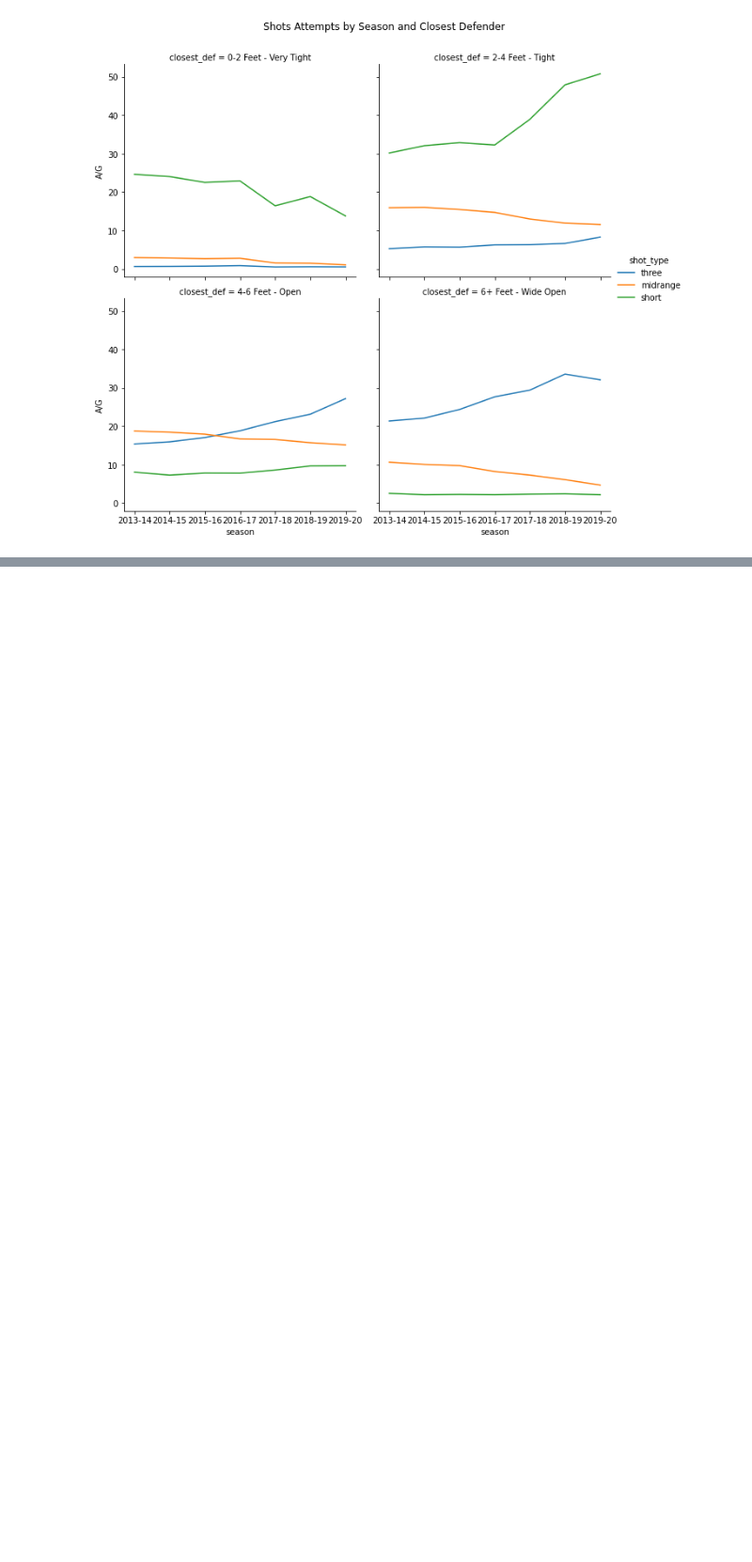
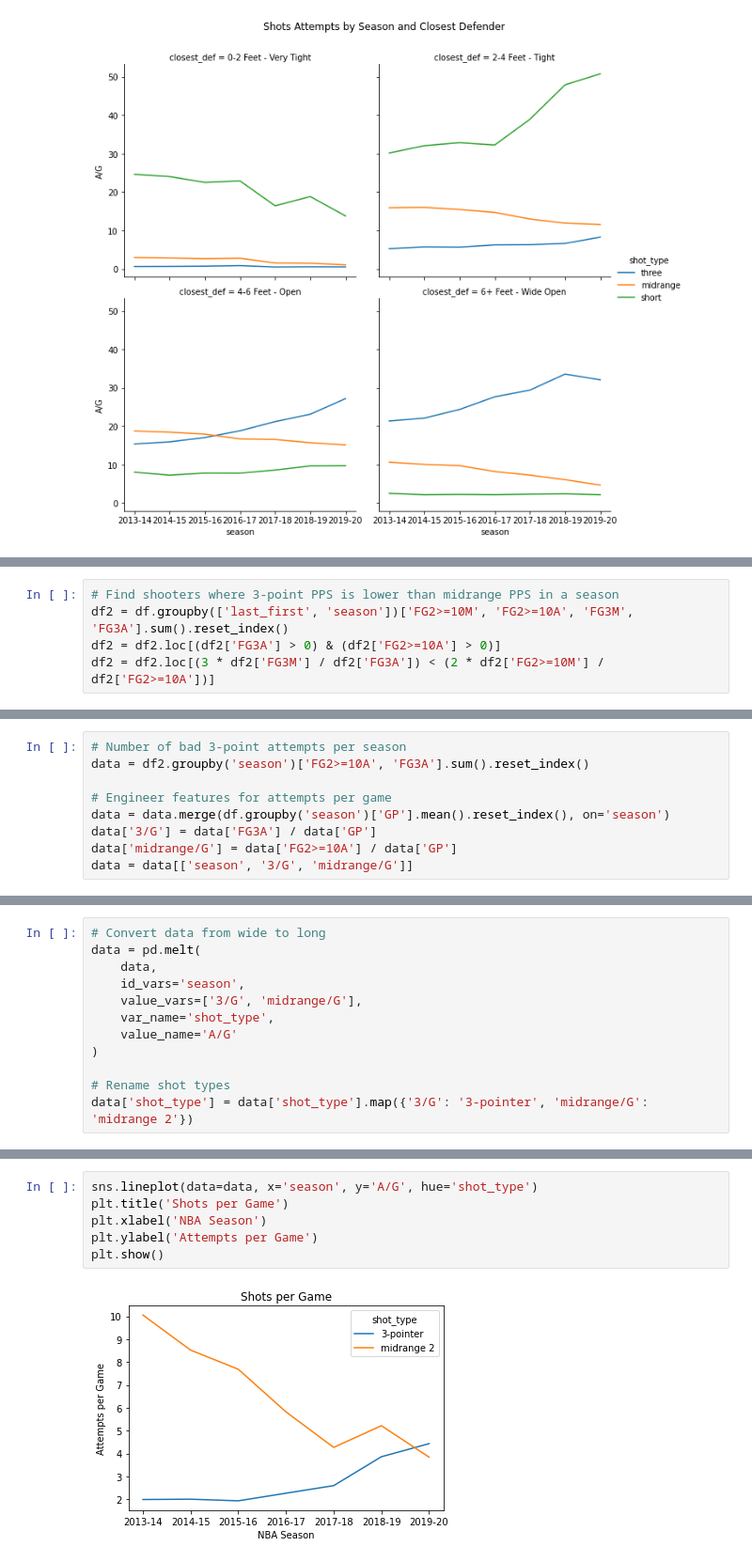
Before and after one commit to wplam107/nba_player_pos, a Jupyter notebook: notebooks/pps_seasons.ipynb, the cells around one changed output, grey strips where cells are left out. Shown at 94% size. Drawn from its saved outputs; the diff is of its cells as text; blank space fills up the shorter version.

```diff
--- a/notebooks/pps_seasons.ipynb
+++ b/notebooks/pps_seasons.ipynb
@@ -233,0 +252,5 @@ plt.show()
+# %%
+# Find shooters where 3-point PPS is lower than midrange PPS in a season
+df2 = df.groupby(['last_first', 'season'])['FG2>=10M', 'FG2>=10A', 'FG3M', 'FG3A'].sum().reset_index()
+df2 = df2.loc[(df2['FG3A'] > 0) & (df2['FG2>=10A'] > 0)]
+df2 = df2.loc[(3 * df2['FG3M'] / df2['FG3A']) < (2 * df2['FG2>=10M'] / df2['FG2>=10A'])]
@@ -233,0 +262,9 @@ plt.show()
+# %%
+# Number of bad 3-point attempts per season
+data = df2.groupby('season')['FG2>=10A', 'FG3A'].sum().reset_index()
+
+# Engineer features for attempts per game
+data = data.merge(df.groupby('season')['GP'].mean().reset_index(), on='season')
+data['3/G'] = data['FG3A'] / data['GP']
+data['midrange/G'] = data['FG2>=10A'] / data['GP']
+data = data[['season', '3/G', 'midrange/G']]
@@ -233,0 +273,12 @@ plt.show()
+# %%
+# Convert data from wide to long
+data = pd.melt(
+    data,
+    id_vars='season',
+    value_vars=['3/G', 'midrange/G'],
+    var_name='shot_type',
+    value_name='A/G'
+)
+
+# Rename shot types
+data['shot_type'] = data['shot_type'].map({'3/G': '3-pointer', 'midrange/G': 'midrange 2'})
@@ -233,0 +303,8 @@ plt.show()
+# %%
+sns.lineplot(data=data, x='season', y='A/G', hue='shot_type')
+plt.title('Shots per Game')
+plt.xlabel('NBA Season')
+plt.ylabel('Attempts per Game')
+plt.show()
+# %% [output]
+[figure, added]
```
Also changed, not shown: parts of 11 cells of this notebook, 1 other file.
